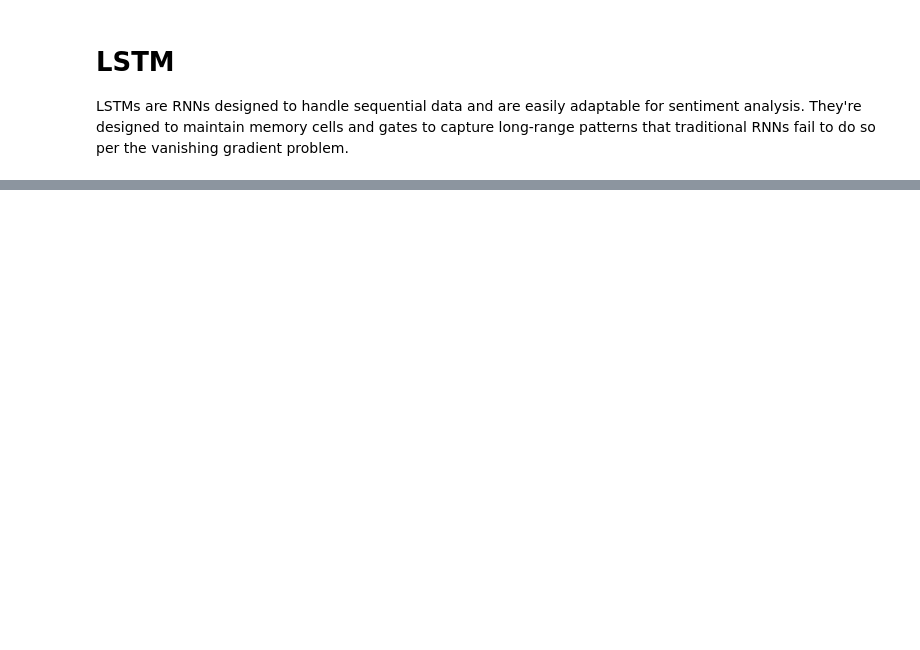
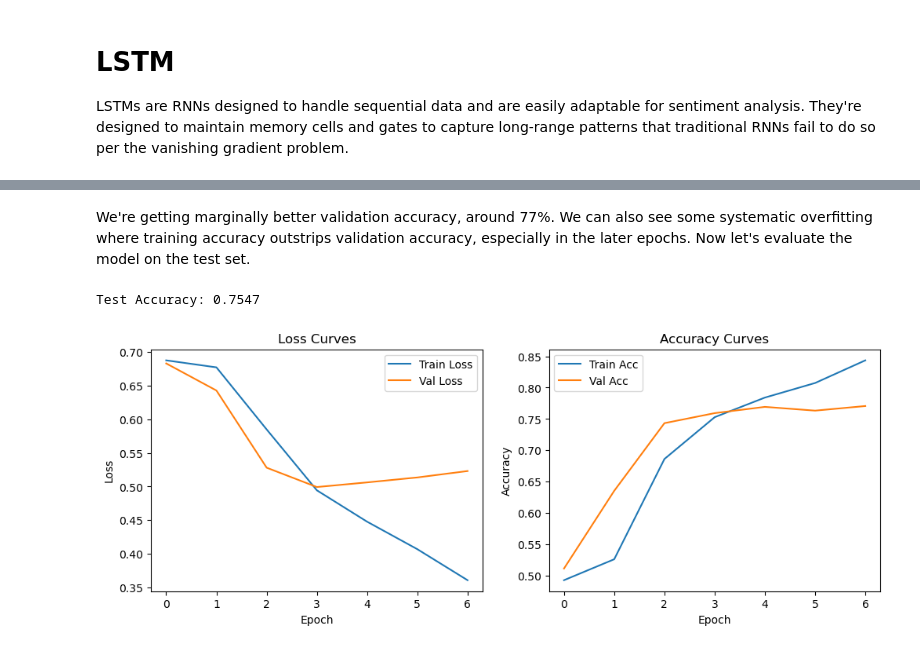
Before and after one commit to vgu734/TwitterSentimentAnalysis, a Jupyter notebook: 3. LSTM.ipynb, the cells around one changed output, grey strips where cells are left out. Saved outputs shown, nothing was run; the diff lists cells and outputs as text; code cells hidden in the pictures; blank space fills up the shorter version.

```diff
--- a/3. LSTM.ipynb
+++ b/3. LSTM.ipynb
@@ -54,0 +68,7 @@ for i, token in enumerate(vocab.get_itos()):
+# %%
+mean_embedding = torch.mean(torch.stack([glove[token] for token in glove.stoi]), dim=0)
+embedding_matrix = torch.zeros(len(vocab), dim)
+for i, token in enumerate(vocab.get_itos()):
+    embedding_matrix[i] = glove[token] if token in glove.stoi else mean_embedding
+
+embedding_matrix[0].shape # using glove 300
@@ -180,0 +235,40 @@ Epoch 19/20, Loss: 0.4283, Acc: 0.7997
+# %% [markdown]
+We're getting marginally better validation accuracy, around 77%. We can also see some systematic overfitting where training accuracy outstrips validation accuracy, especially in the later epochs. Now let's evaluate the model on the test set.
+# %%
+if best_model_state is not None:
+    model.load_state_dict(best_model_state)
+
+model.eval()
+test_correct, test_total = 0, 0
+all_preds, all_labels = [], []
+with torch.no_grad():
+    for X_batch, y_batch in test_loader:
+        X_batch, y_batch = X_batch.to(device), y_batch.to(device)
+        outputs = model(X_batch)
+        preds = outputs.argmax(1)
+        test_correct += (preds == y_batch).sum().item()
+        test_total += y_batch.size(0)
+        all_preds.extend(preds.cpu().numpy())
+        all_labels.extend(y_batch.cpu().numpy())
+
+print(f"Test Accuracy: {test_correct/test_total:.4f}")
+
+plt.figure(figsize=(12, 4))
+plt.subplot(1, 2, 1)
+plt.plot(train_losses, label='Train Loss')
+plt.plot(val_losses, label='Val Loss')
+plt.xlabel('Epoch')
+plt.ylabel('Loss')
+plt.legend()
+plt.title('Loss Curves')
+plt.subplot(1, 2, 2)
+plt.plot(train_accs, label='Train Acc')
+plt.plot(val_accs, label='Val Acc')
+plt.xlabel('Epoch')
+plt.ylabel('Accuracy')
+plt.legend()
+plt.title('Accuracy Curves')
+plt.show()
+# %% [output]
+Test Accuracy: 0.7547
+[figure, added]
```
Also changed, not shown: parts of 18 cells of this notebook.
